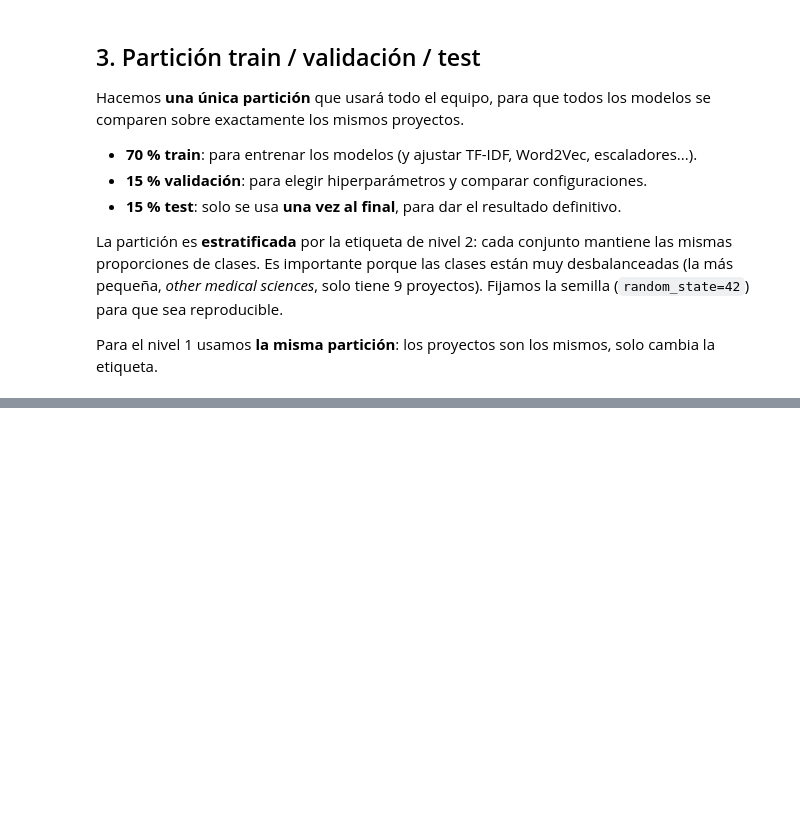
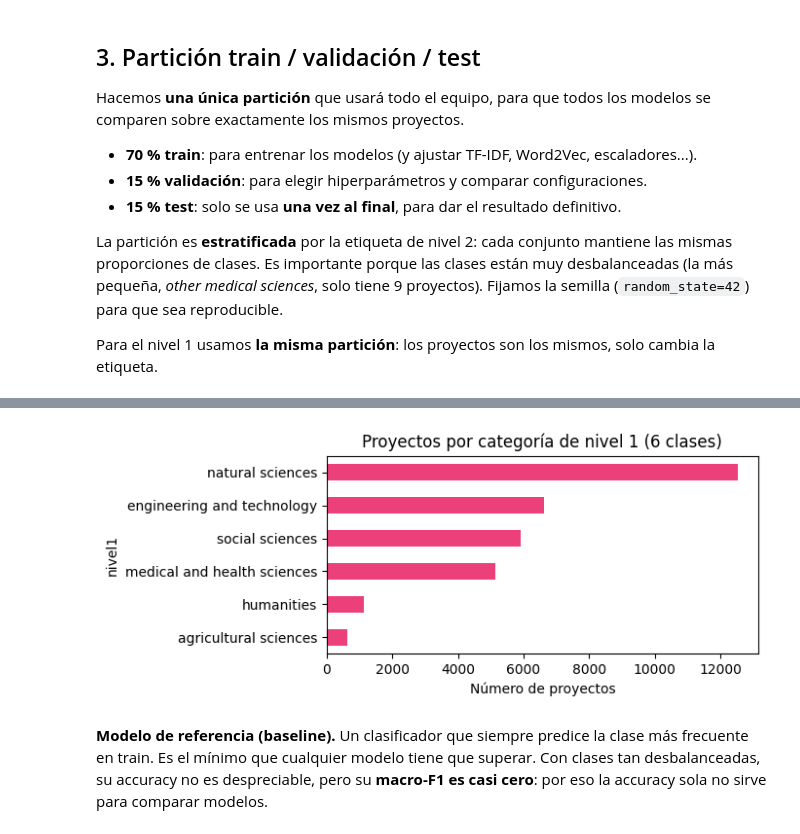
Before and after one commit to juliaaperz/cordis-h2020, a Jupyter notebook: notebooks/01_datos_eda.ipynb, the cells around one changed output, grey strips where cells are left out. Saved outputs shown, nothing was run; the diff lists cells and outputs as text; code cells hidden in the pictures; blank space fills up the shorter version.

Commit message:
Análisis exploratorio y baseline

```diff
--- a/notebooks/01_datos_eda.ipynb
+++ b/notebooks/01_datos_eda.ipynb
@@ -194,0 +280,17 @@ particion["conjunto"].value_counts()
+# %%
+conteo1 = datos["nivel1"].value_counts()
+
+plt.figure(figsize=(7, 3))
+conteo1.sort_values().plot(kind="barh", color="#ec407a")
+plt.xlabel("Número de proyectos")
+plt.title("Proyectos por categoría de nivel 1 (6 clases)")
+plt.tight_layout()
+plt.savefig(RUTA_FIGURAS + "eda_clases_nivel1.png", dpi=120)
+plt.show()
+# %% [output]
+[figure, added]
+# %% [markdown]
+**Modelo de referencia (baseline).** Un clasificador que siempre predice la clase más frecuente
+en train. Es el mínimo que cualquier modelo tiene que superar. Con clases tan desbalanceadas,
+su accuracy no es despreciable, pero su **macro-F1 es casi cero**: por eso la accuracy sola
+no sirve para comparar modelos.
```
Also changed, not shown: parts of 20 cells of this notebook, 7 other files.
